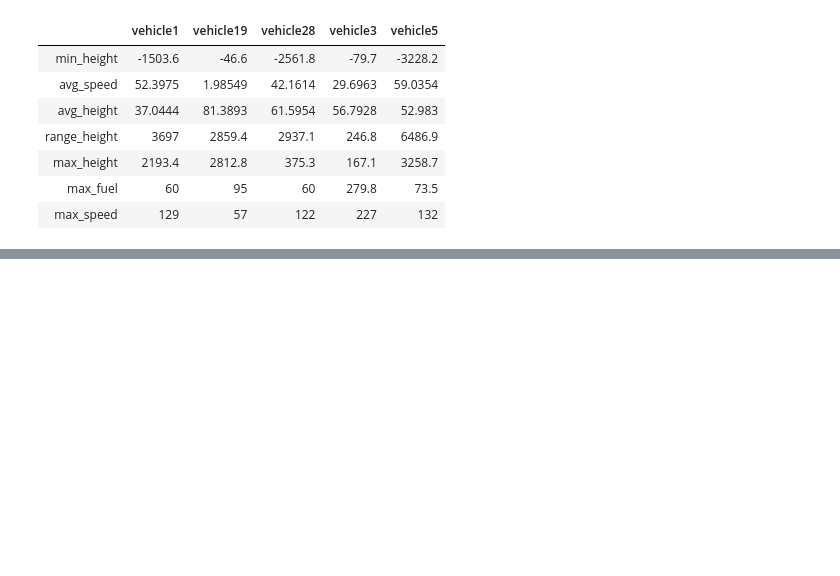
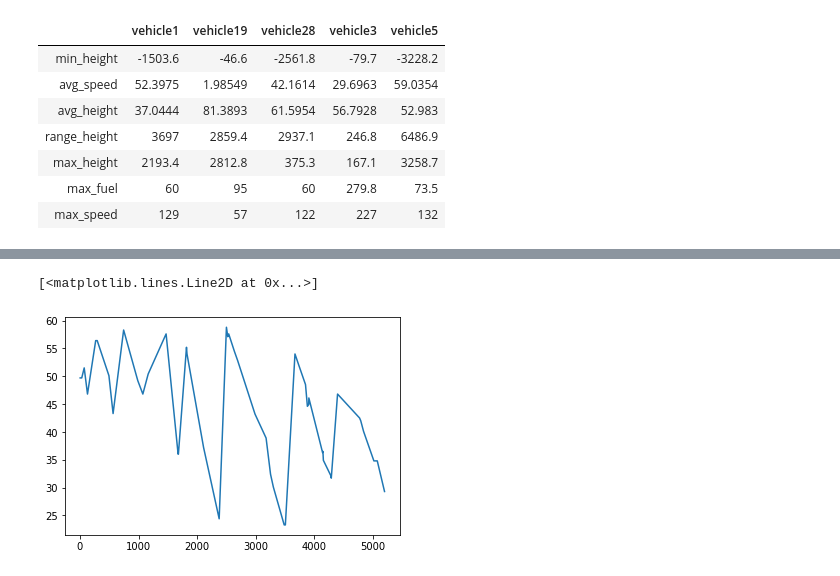
Before and after one commit to xoxai/gis_vehicles_ds_challenge, a Jupyter notebook: gis_TS_classification.ipynb, the cells around one changed output, grey strips where cells are left out. Cells and saved outputs as stored; diff of their text form; code cells hidden in the pictures; blank space fills up the shorter version.

```diff
--- a/gis_TS_classification.ipynb
+++ b/gis_TS_classification.ipynb
@@ -206,0 +241,33 @@ plt.show()
+# %%
+for vehicle in vehicles:
+    fuel_values = list(vehicles_data[vehicle].fuelLevel.BEVALUE)
+
+    defuel_indexes = []
+    defuel_amounts = []
+    fuel_indexes = []
+    fuel_amounts = []
+
+    DEFUEL_THRESHOLD = 10 # litres in min
+    FUEL_THRESHOLD = 20 # litres in min
+
+    for i in range(0, len(fuel_values) - 1):
+        # defuels
+        if (fuel_values[i] - fuel_values[i+1] > DEFUEL_THRESHOLD):
+            defuel_indexes.append(i)
+            # sliv_indexes.append(i+1)
+            defuel_amounts.append(fuel_values[i])
+
+        # fuels
+        if ((fuel_values[i+1] - fuel_values[i]) > FUEL_THRESHOLD):
+            fuel_indexes.append(i+1)
+            fuel_amounts.append(fuel_values[i+1])
+
+    # add this info to vehicle data
+    current_vehicle = vehicles_data[vehicle]
+    df = current_vehicle.fuelLevel
+    current_vehicle['fuel_periods'] = df.DTIME[fuel_indexes]
+    current_vehicle['defuel_periods'] = df.DTIME[defuel_indexes]
+
+    # add info about sum of fuels / defuels
+    current_vehicle['sum_fuel'] = sum(fuel_amounts)
+    current_vehicle['sum_defuel'] = sum(defuel_amounts)
@@ -206,0 +299,5 @@ plt.show()
+# %%
+plt.plot(vehicles_data['vehicle1'].fuelLevel.BEVALUE[fuel_indexes[:50]])
+# %% [output]
+[<matplotlib.lines.Line2D at 0x...>]
+[figure, added]
```
Also changed, not shown: parts of 12 cells of this notebook.
